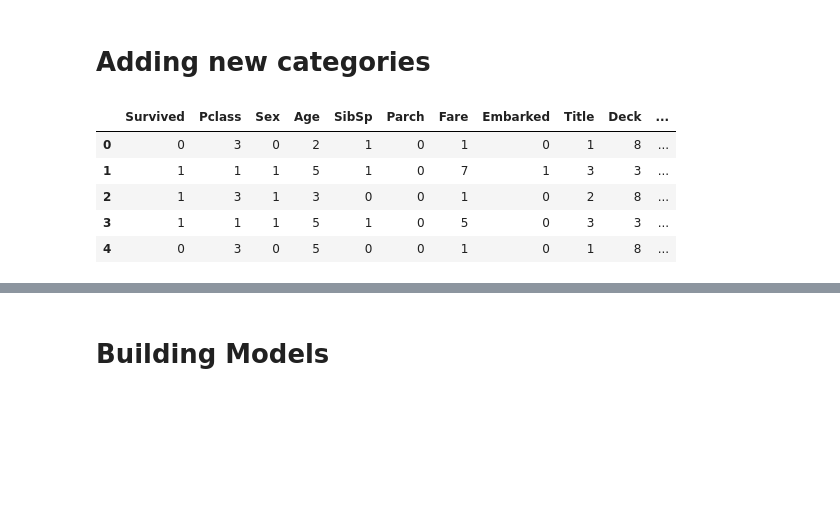
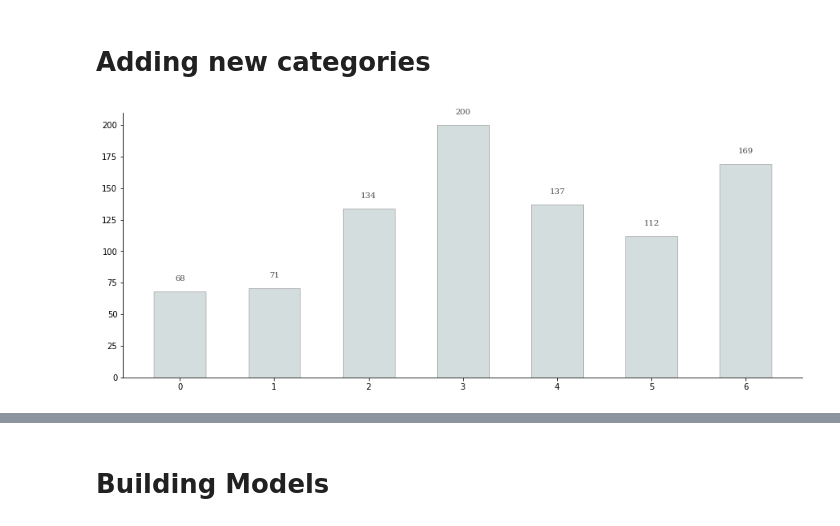
Before and after one commit to ramsoi53/ramsoi, a Jupyter notebook: My_titanic_ver1.ipynb, the cells around one changed output, grey strips where cells are left out. Saved outputs shown, nothing was run; the diff lists cells and outputs as text; code cells hidden in the pictures; blank space fills up the shorter version.

```diff
--- a/My_titanic_ver1.ipynb
+++ b/My_titanic_ver1.ipynb
@@ -348,12 +339,19 @@ for dataset in data:
   dataset.loc[(dataset['Age'] > 33) & (dataset['Age'] <= 40), 'Age'] = 5
   dataset.loc[(dataset['Age'] > 40) & (dataset['Age'] <= 66), 'Age'] = 6
   dataset.loc[ dataset['Age'] > 66, 'Age'] = 6
-# %%
-train_df.head()
-# %% [output]
-|  | Survived | Pclass | Sex | Age | SibSp | Parch | Fare | Embarked | Title | Deck | ... |
-| 0 | 0 | 3 | 0 | 2 | 1 | 0 | 1 | 0 | 1 | 8 | ... |
-| 1 | 1 | 1 | 1 | 5 | 1 | 0 | 7 | 1 | 3 | 3 | ... |
-| 2 | 1 | 3 | 1 | 3 | 0 | 0 | 1 | 0 | 2 | 8 | ... |
-| 3 | 1 | 1 | 1 | 5 | 1 | 0 | 5 | 0 | 3 | 3 | ... |
-| 4 | 0 | 3 | 0 | 5 | 0 | 0 | 1 | 0 | 1 | 8 | ... |
+# %%
+fig,ax=plt.subplots(1,1, figsize=(15,6))
+train_df_age = train_df['Age'].value_counts().sort_index()
+ax.bar(train_df_age.index, train_df_age, width=0.55, edgecolor='darkgray', color='#d4dddd', linewidth=0.8)
+
+for i in train_df_age.index:
+  ax.annotate(f"{train_df_age[i]}", xy=(i, train_df_age[i]+10), ha='center', va='center', fontweight='light', fontfamily='serif', color='#4a4a4a')
+
+
+for s in ['top', 'right']:
+  ax.spines[s].set_visible(False)
+
+
+plt.show()
+# %% [output]
+[figure, added]
```
Also changed, not shown: parts of 21 cells of this notebook.
